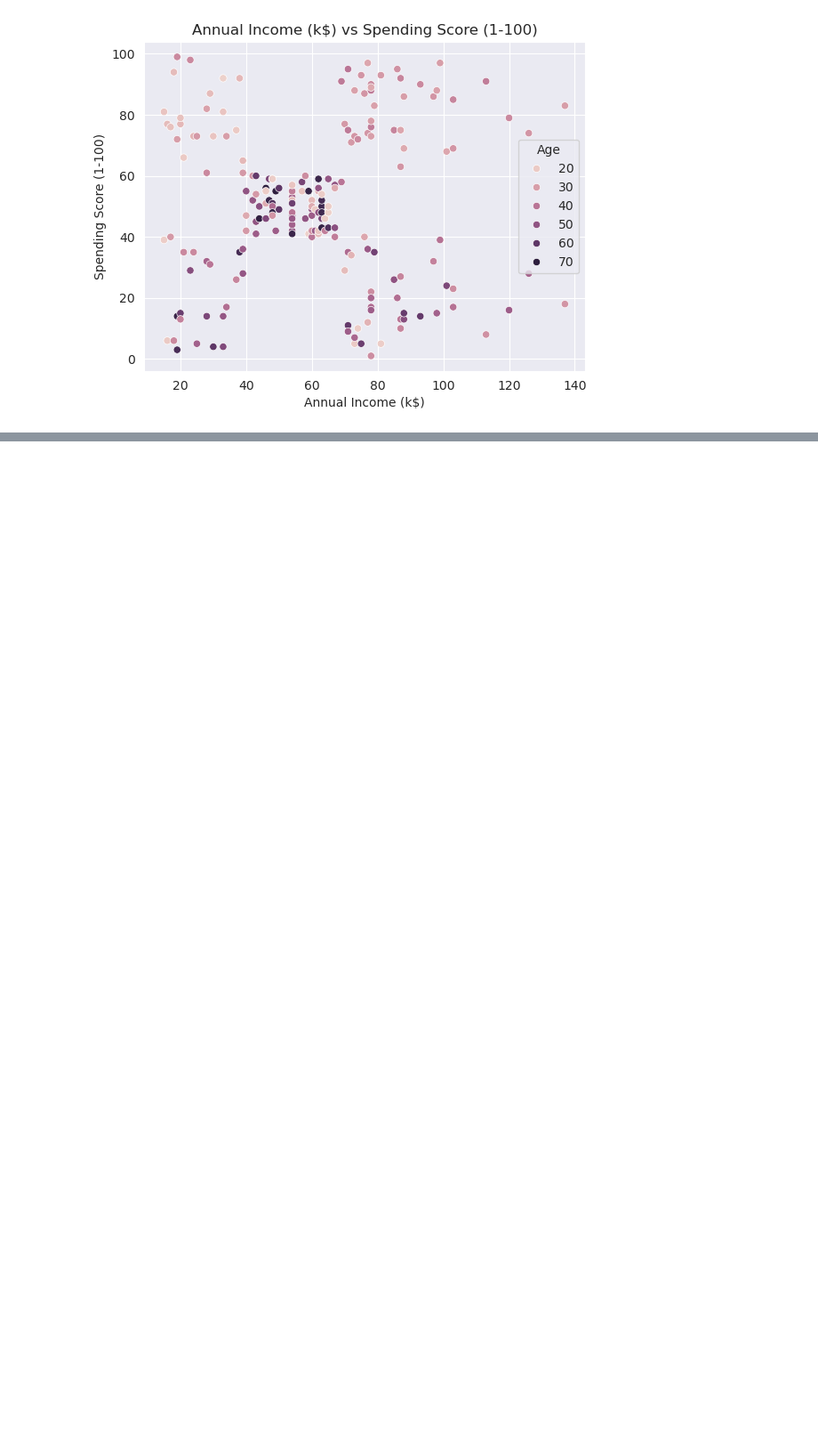
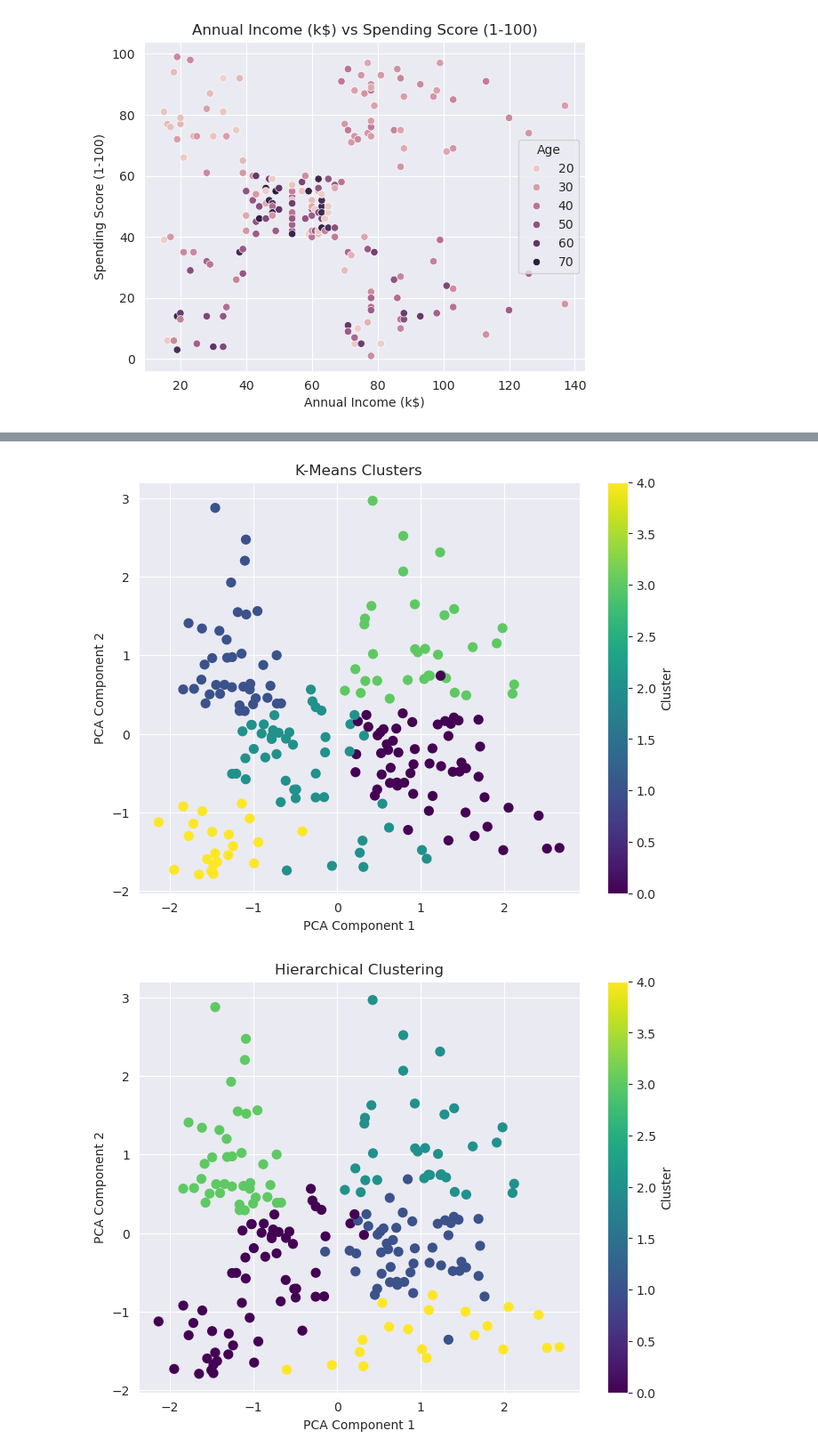
Before and after one commit to Proenca13/Projects, a Jupyter notebook: Mall Costumers/Mall_Costumers.ipynb, the cells around one changed output, grey strips where cells are left out. Shown at 89% size. Cells and saved outputs as stored; diff of their text form; code cells hidden in the pictures; blank space fills up the shorter version.

Commit message:
clustering and visualization

```diff
--- a/Mall Costumers/Mall_Costumers.ipynb
+++ b/Mall Costumers/Mall_Costumers.ipynb
@@ -172,0 +241,6 @@ plt.show()
+# %%
+db_kmeans = db.copy()
+
+db_kmeans['cluster'] = kmeans_labels
+
+print(db_kmeans.head())
@@ -172,0 +261,6 @@ plt.show()
+# %%
+db_agglo = db.copy()
+
+db_agglo['cluster'] = agglo_labels
+
+print(db_agglo.head())
@@ -172,0 +281,6 @@ plt.show()
+# %%
+db_dbscan = db.copy()
+
+db_dbscan['cluster'] = dbscan_labels
+
+print(db_dbscan.head())
@@ -172,0 +301,19 @@ plt.show()
+# %%
+def plot_clusters(dataframe, scaled_data, title):
+    pca = PCA(n_components=2)
+    data_2d = pca.fit_transform(scaled_data)
+
+    plt.figure(figsize=(8,6))
+    scatter = plt.scatter(data_2d[:, 0], data_2d[:, 1], c=dataframe['cluster'], cmap='viridis', s=50)
+    plt.title(title)
+    plt.xlabel('PCA Component 1')
+    plt.ylabel('PCA Component 2')
+    plt.colorbar(scatter, label='Cluster')
+    plt.show()
+# %%
+plot_clusters(db_kmeans, db_pre, 'K-Means Clusters')
+plot_clusters(db_agglo, db_pre, 'Hierarchical Clustering')
+plot_clusters(db_dbscan, db_pre, 'DBSCAN Clusters')
+# %% [output]
+[figure, added]
+[figure, added]
```
Also changed, not shown: parts of 18 cells of this notebook.
